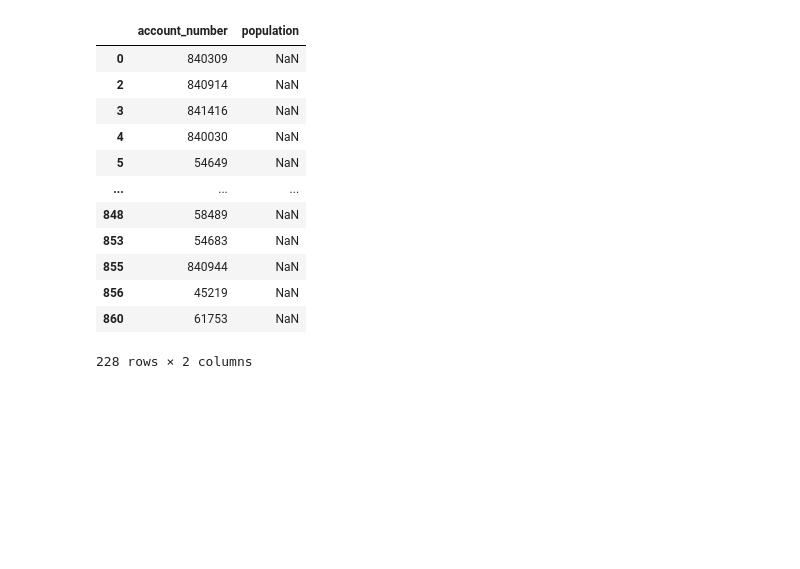
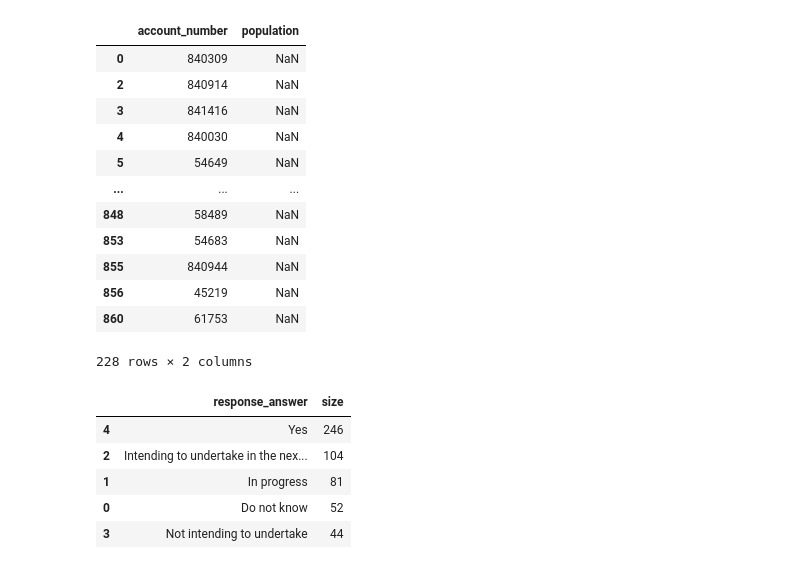
Before and after one commit to BenWS/cdp-analysis, a Jupyter notebook: Jupyter Notebooks/Notebook.ipynb, the cells around one changed output. Saved outputs shown, nothing was run; the diff lists cells and outputs as text; code cells hidden in the pictures; blank space fills up the shorter version.

```diff
--- a/Jupyter Notebooks/Notebook.ipynb
+++ b/Jupyter Notebooks/Notebook.ipynb
@@ -172,0 +177,17 @@ dataframe_disc_2019[['account_number','population']][pd.isnull(dataframe_disc_20
+# %%
+df[df['question_number']=='1.0'][['response_answer']].groupby('response_answer',as_index=False).size().sort_values(by='size', ascending=False)
+
+df[df['question_number']=='2.0'][['response_answer']].groupby('response_answer',as_index=False).size().sort_values(by='size', ascending=False)
+
+df[df['question_number']=='4.0'][['response_answer']].groupby('response_answer',as_index=False).size().sort_values(by='size', ascending=False)
+
+df[df['question_number']=='5.0'][['response_answer']].groupby('response_answer',as_index=False).size().sort_values(by='size', ascending=False)
+
+df[df['question_number']=='8.0'][['response_answer']].groupby('response_answer',as_index=False).size().sort_values(by='size', ascending=False)
+# %% [output]
+|  | response_answer | size |
+| 4 | Yes | 246 |
+| 2 | Intending to undertake in the nex... | 104 |
+| 1 | In progress | 81 |
+| 0 | Do not know | 52 |
+| 3 | Not intending to undertake | 44 |
```
Also changed, not shown: parts of 2 cells of this notebook, 2 other files.
